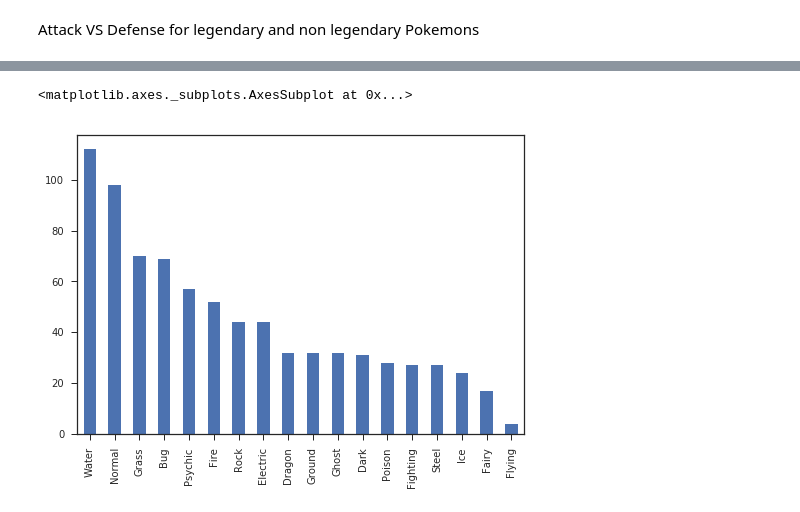
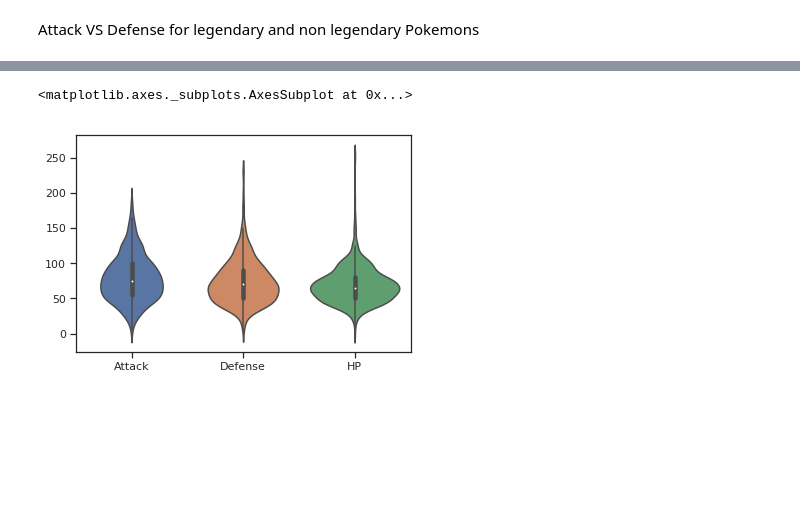
Before and after one commit to ccaratelli/notebook, a Jupyter notebook: pandas-pokemon/Kaggle tests.ipynb, the cells around one changed output, grey strips where cells are left out. Saved outputs shown, nothing was run; the diff lists cells and outputs as text; code cells hidden in the pictures; blank space fills up the shorter version.

Commit message:
added plot

```diff
--- a/pandas-pokemon/Kaggle tests.ipynb
+++ b/pandas-pokemon/Kaggle tests.ipynb
@@ -36,5 +36,5 @@ sns.pairplot(df, vars=['Attack','Defense','Total'],  hue='Legendary', diag_kind=
-# %%
-df['Type 1'].value_counts().plot.bar()
-# %% [output]
-<matplotlib.axes._subplots.AxesSubplot at 0x...>
-[figure, removed]
+# %%
+sns.violinplot(data=df[['Attack','Defense', 'HP']])
+# %% [output]
+<matplotlib.axes._subplots.AxesSubplot at 0x...>
+[figure, added]
```
Also changed, not shown: parts of 2 cells of this notebook.
